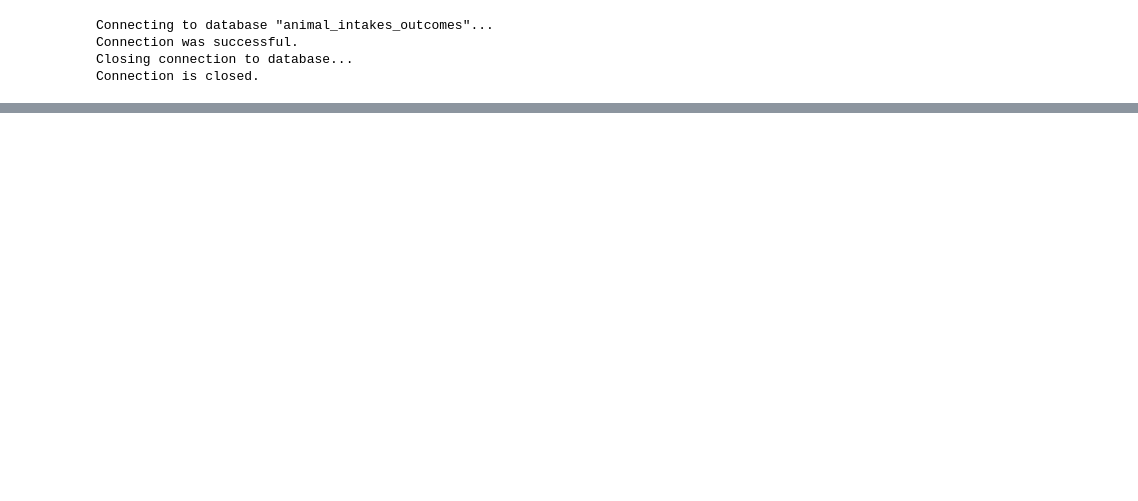
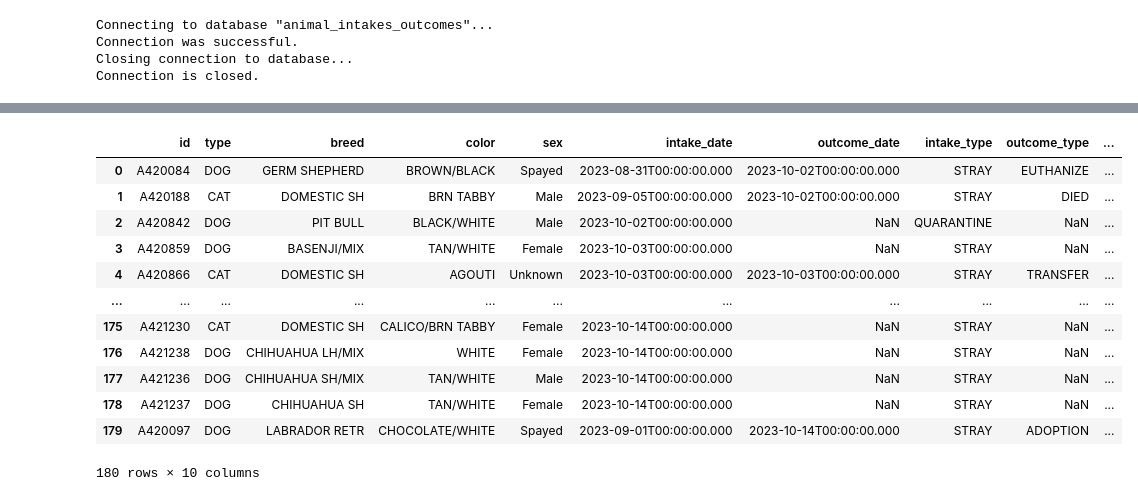
Before and after one commit to ola-smaha/Animal_Intakes_and_Outcomes_Analysis, a Jupyter notebook: testing.ipynb, the cells around one changed output, grey strips where cells are left out. Saved outputs shown, nothing was run; the diff lists cells and outputs as text; code cells hidden in the pictures; blank space fills up the shorter version.

```diff
--- a/testing.ipynb
+++ b/testing.ipynb
@@ -85,0 +64,19 @@ dict_keys(['Per_Capita_Sonoma_Income', 'Per_Capita_Austin_Income', 'Per_Capita_N
+# %%
+condition = DateCondition.OTHER.value.replace('0',f"'{etl_date}'")
+response = requests.get(DataSources.SHELTER_SONOMA.value, params={'$limit': 1000000, '$where':condition})
+result = (DataSources.SHELTER_SONOMA.name.lower(), pd.DataFrame(response.json()))
+result[1]
+# %% [output]
+|  | id | type | breed | color | sex | intake_date | outcome_date | intake_type | outcome_type | ... |
+| 0 | A420084 | DOG | GERM SHEPHERD | BROWN/BLACK | Spayed | 2023-08-31T00:00:00.000 | 2023-10-02T00:00:00.000 | STRAY | EUTHANIZE | ... |
+| 1 | A420188 | CAT | DOMESTIC SH | BRN TABBY | Male | 2023-09-05T00:00:00.000 | 2023-10-02T00:00:00.000 | STRAY | DIED | ... |
+| 2 | A420842 | DOG | PIT BULL | BLACK/WHITE | Male | 2023-10-02T00:00:00.000 | NaN | QUARANTINE | NaN | ... |
+| 3 | A420859 | DOG | BASENJI/MIX | TAN/WHITE | Female | 2023-10-03T00:00:00.000 | NaN | STRAY | NaN | ... |
+| 4 | A420866 | CAT | DOMESTIC SH | AGOUTI | Unknown | 2023-10-03T00:00:00.000 | 2023-10-03T00:00:00.000 | STRAY | TRANSFER | ... |
+| ... | ... | ... | ... | ... | ... | ... | ... | ... | ... | ... |
+| 175 | A421230 | CAT | DOMESTIC SH | CALICO/BRN TABBY | Female | 2023-10-14T00:00:00.000 | NaN | STRAY | NaN | ... |
+| 176 | A421238 | DOG | CHIHUAHUA LH/MIX | WHITE | Female | 2023-10-14T00:00:00.000 | NaN | STRAY | NaN | ... |
+| 177 | A421236 | DOG | CHIHUAHUA SH/MIX | TAN/WHITE | Male | 2023-10-14T00:00:00.000 | NaN | STRAY | NaN | ... |
+| 178 | A421237 | DOG | CHIHUAHUA SH | TAN/WHITE | Female | 2023-10-14T00:00:00.000 | NaN | STRAY | NaN | ... |
+| 179 | A420097 | DOG | LABRADOR RETR | CHOCOLATE/WHITE | Spayed | 2023-09-01T00:00:00.000 | 2023-10-14T00:00:00.000 | STRAY | ADOPTION | ... |
+180 rows × 10 columns
```
Also changed, not shown: parts of 25 cells of this notebook, 4 other files.
